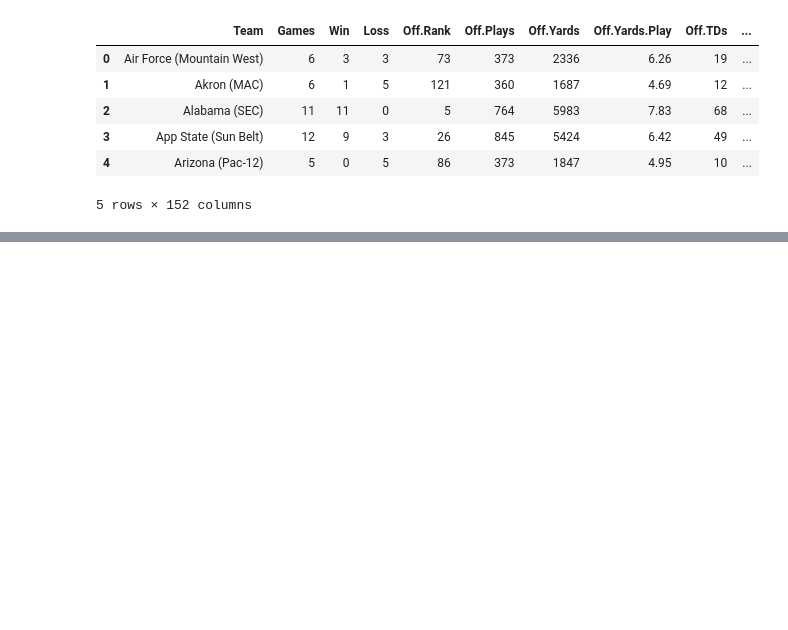
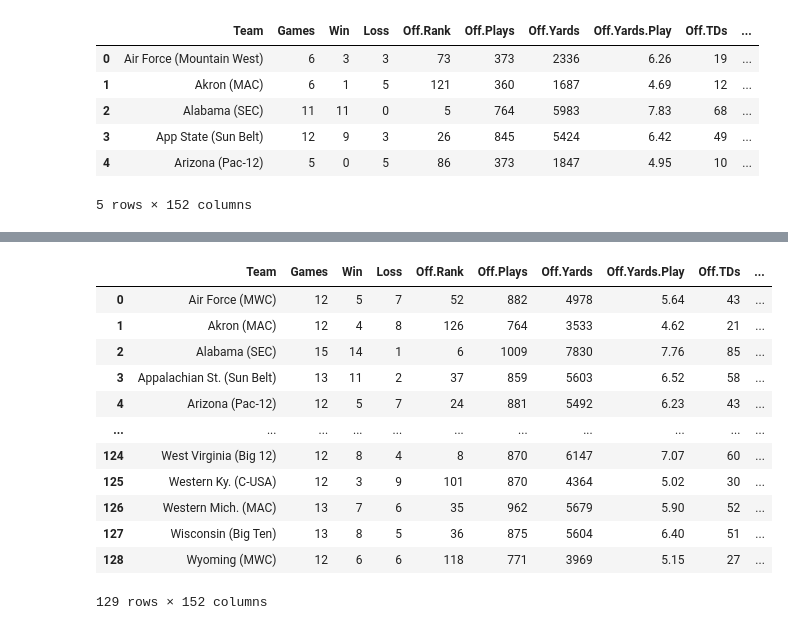
Before and after one commit to jacobhash570/college_football, a Jupyter notebook: data_etl.ipynb, the cells around one changed output, grey strips where cells are left out. Cells and saved outputs as stored; diff of their text form; code cells hidden in the pictures; blank space fills up the shorter version.

```diff
--- a/data_etl.ipynb
+++ b/data_etl.ipynb
@@ -15,0 +102,18 @@ customer_data_df.head()
+# %%
+csv_file3 = "Resources/cfb18.csv"
+cfb_data3 = pd.read_csv(csv_file3)
+cfb_data3
+# %% [output]
+|  | Team | Games | Win | Loss | Off.Rank | Off.Plays | Off.Yards | Off.Yards.Play | Off.TDs | ... |
+| 0 | Air Force (MWC) | 12 | 5 | 7 | 52 | 882 | 4978 | 5.64 | 43 | ... |
+| 1 | Akron (MAC) | 12 | 4 | 8 | 126 | 764 | 3533 | 4.62 | 21 | ... |
+| 2 | Alabama (SEC) | 15 | 14 | 1 | 6 | 1009 | 7830 | 7.76 | 85 | ... |
+| 3 | Appalachian St. (Sun Belt) | 13 | 11 | 2 | 37 | 859 | 5603 | 6.52 | 58 | ... |
+| 4 | Arizona (Pac-12) | 12 | 5 | 7 | 24 | 881 | 5492 | 6.23 | 43 | ... |
+| ... | ... | ... | ... | ... | ... | ... | ... | ... | ... | ... |
+| 124 | West Virginia (Big 12) | 12 | 8 | 4 | 8 | 870 | 6147 | 7.07 | 60 | ... |
+| 125 | Western Ky. (C-USA) | 12 | 3 | 9 | 101 | 870 | 4364 | 5.02 | 30 | ... |
+| 126 | Western Mich. (MAC) | 13 | 7 | 6 | 35 | 962 | 5679 | 5.90 | 52 | ... |
+| 127 | Wisconsin (Big Ten) | 13 | 8 | 5 | 36 | 875 | 5604 | 6.40 | 51 | ... |
+| 128 | Wyoming (MWC) | 12 | 6 | 6 | 118 | 771 | 3969 | 5.15 | 27 | ... |
+129 rows × 152 columns
```
Also changed, not shown: parts of 38 cells of this notebook.
